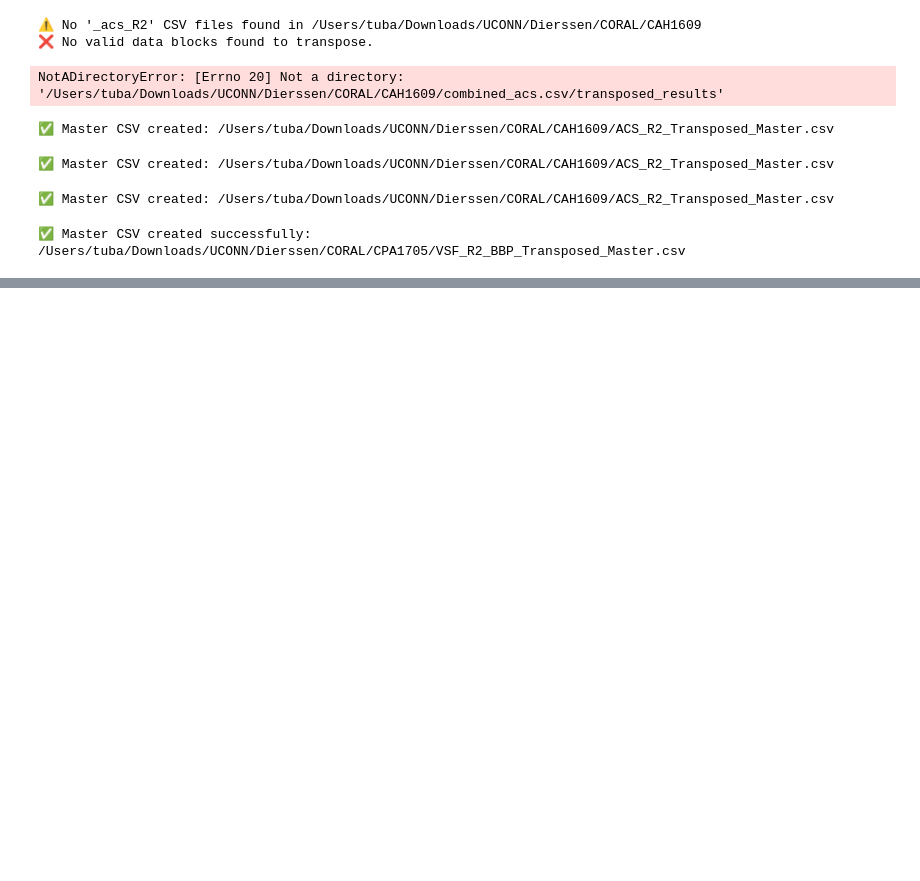
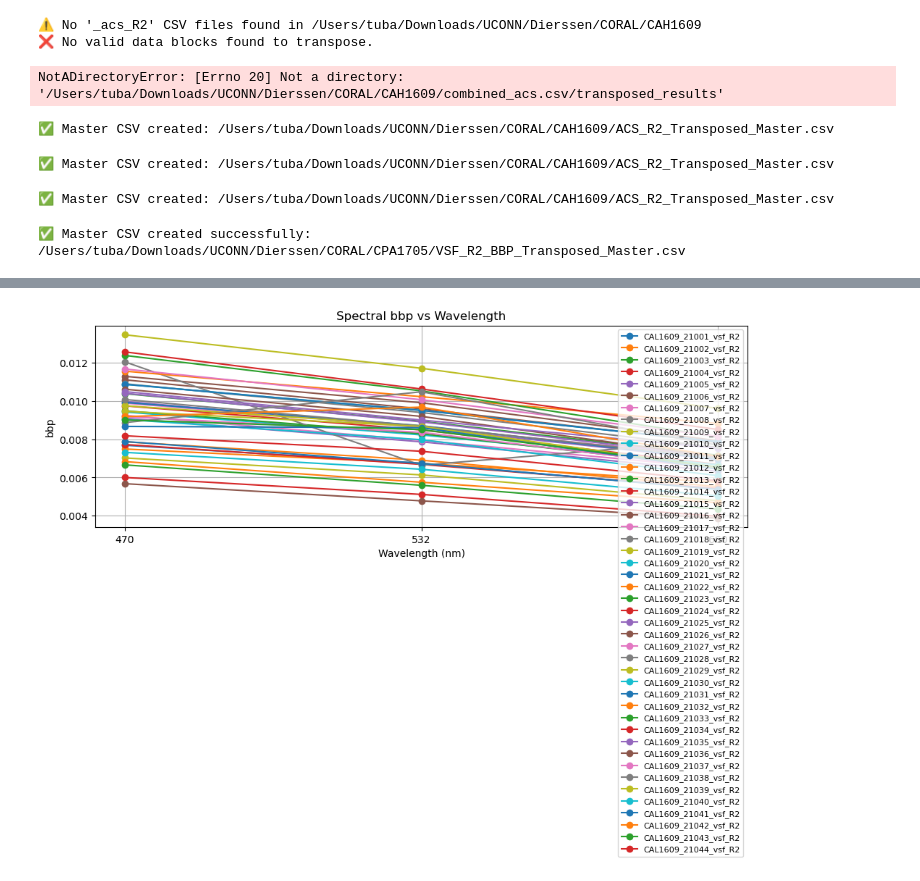
Before and after one commit to tubazahra/Benthic_Classification, a Jupyter notebook: test6.ipynb, the cells around one changed output, grey strips where cells are left out. Drawn from its saved outputs; the diff is of its cells as text; code cells hidden in the pictures; blank space fills up the shorter version.

```diff
--- a/test6.ipynb
+++ b/test6.ipynb
@@ -618,0 +1006,29 @@ else:
+# %%
+import pandas as pd
+import matplotlib.pyplot as plt
+
+# 🔹 1. Load the transposed CSV
+df = pd.read_csv("/Users/tuba/Downloads/UCONN/Dierssen/CORAL/CAL1609/transposed_bbp.csv")
+
+# 🔹 2. Separate the source column from wavelength columns
+source_col = 'source_file'
+wavelength_cols = [col for col in df.columns if col != source_col]
+
+# 🔹 3. Plot each source
+plt.figure(figsize=(10, 6))
+
+for _, row in df.iterrows():
+    plt.plot(wavelength_cols, row[wavelength_cols], marker='o', label=row[source_col])
+
+# 🔹 4. Customize plot
+plt.xlabel("Wavelength (nm)")
+plt.ylabel("bbp")
+plt.title("Spectral bbp vs Wavelength")
+plt.legend(loc='upper right', fontsize=8)
+plt.grid(True)
+
+# 🔹 5. Show plot
+plt.tight_layout()
+plt.show()
+# %% [output]
+[figure, added]
```
Also changed, not shown: parts of 13 cells of this notebook.
